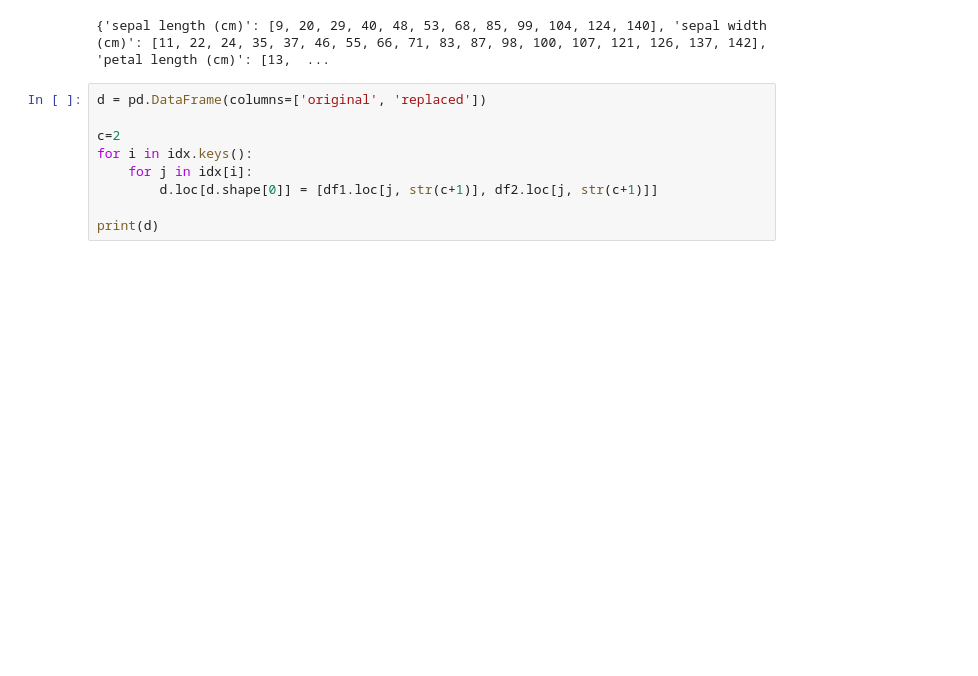
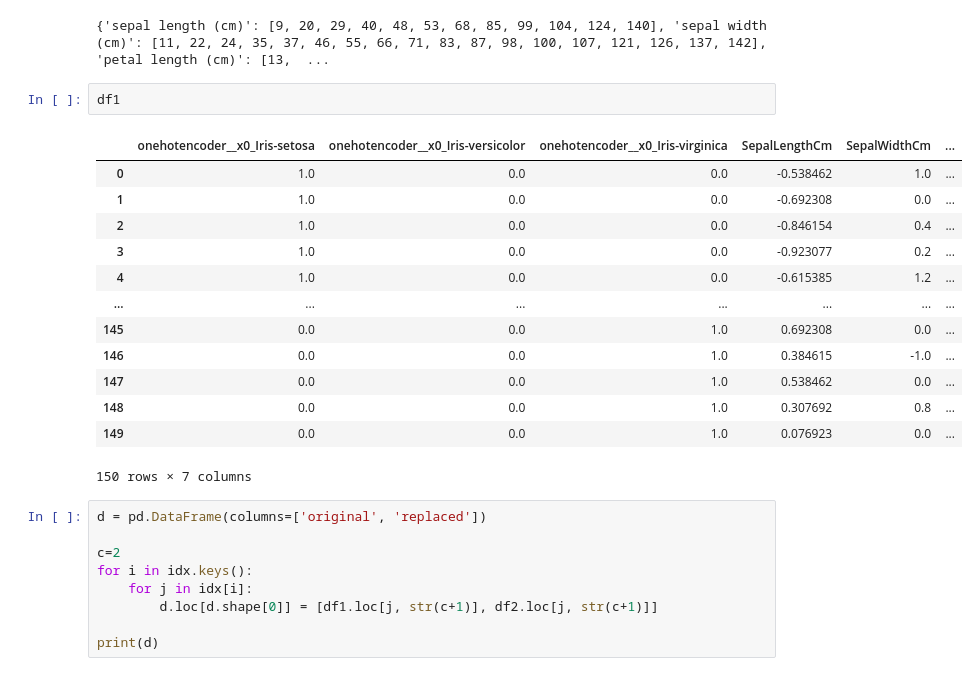
Before and after one commit to lokeshrbohara/AutoML, a Jupyter notebook: data-cleaner/notebooks/Experimental Results.ipynb, the cells around one changed output. Drawn from its saved outputs; the diff is of its cells as text; blank space fills up the shorter version.

```diff
--- a/data-cleaner/notebooks/Experimental Results.ipynb
+++ b/data-cleaner/notebooks/Experimental Results.ipynb
@@ -29,6 +32,22 @@ idx['petal width (cm)'] = petal_width
 print(idx)
 # %% [output]
 {'sepal length (cm)': [9, 20, 29, 40, 48, 53, 68, 85, 99, 104, 124, 140], 'sepal width (cm)': [11, 22, 24, 35, 37, 46, 55, 66, 71, 83, 87, 98, 100, 107, 121, 126, 137, 142], 'petal length (cm)': [13,  ...
+# %%
+df1
+# %% [output]
+|  | onehotencoder__x0_Iris-setosa | onehotencoder__x0_Iris-versicolor | onehotencoder__x0_Iris-virginica | SepalLengthCm | SepalWidthCm | ... |
+| 0 | 1.0 | 0.0 | 0.0 | -0.538462 | 1.0 | ... |
+| 1 | 1.0 | 0.0 | 0.0 | -0.692308 | 0.0 | ... |
+| 2 | 1.0 | 0.0 | 0.0 | -0.846154 | 0.4 | ... |
+| 3 | 1.0 | 0.0 | 0.0 | -0.923077 | 0.2 | ... |
+| 4 | 1.0 | 0.0 | 0.0 | -0.615385 | 1.2 | ... |
+| ... | ... | ... | ... | ... | ... | ... |
+| 145 | 0.0 | 0.0 | 1.0 | 0.692308 | 0.0 | ... |
+| 146 | 0.0 | 0.0 | 1.0 | 0.384615 | -1.0 | ... |
+| 147 | 0.0 | 0.0 | 1.0 | 0.538462 | 0.0 | ... |
+| 148 | 0.0 | 0.0 | 1.0 | 0.307692 | 0.8 | ... |
+| 149 | 0.0 | 0.0 | 1.0 | 0.076923 | 0.0 | ... |
+150 rows × 7 columns
 # %%
 d = pd.DataFrame(columns=['original', 'replaced'])
 
```
Also changed, not shown: parts of 6 cells of this notebook, 12 other files.
